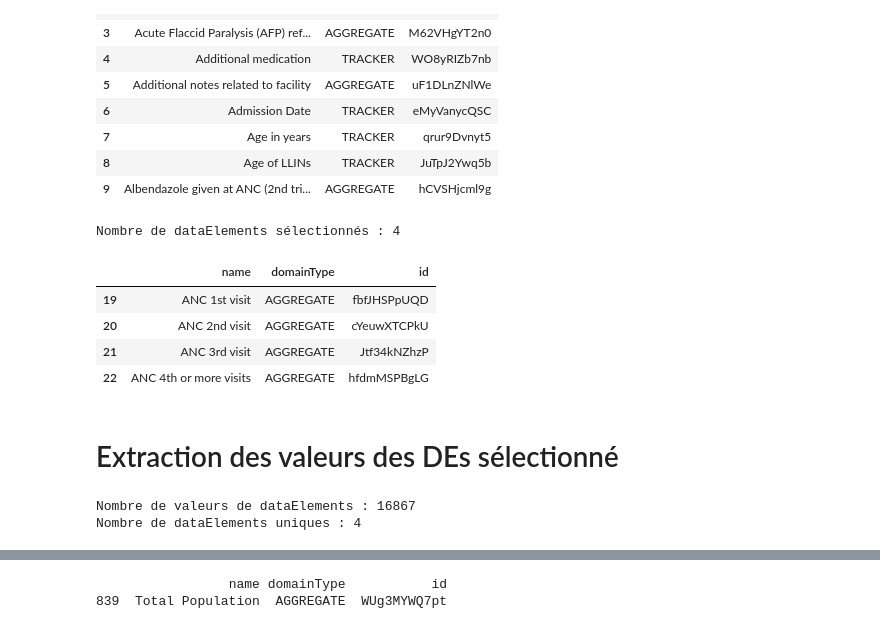
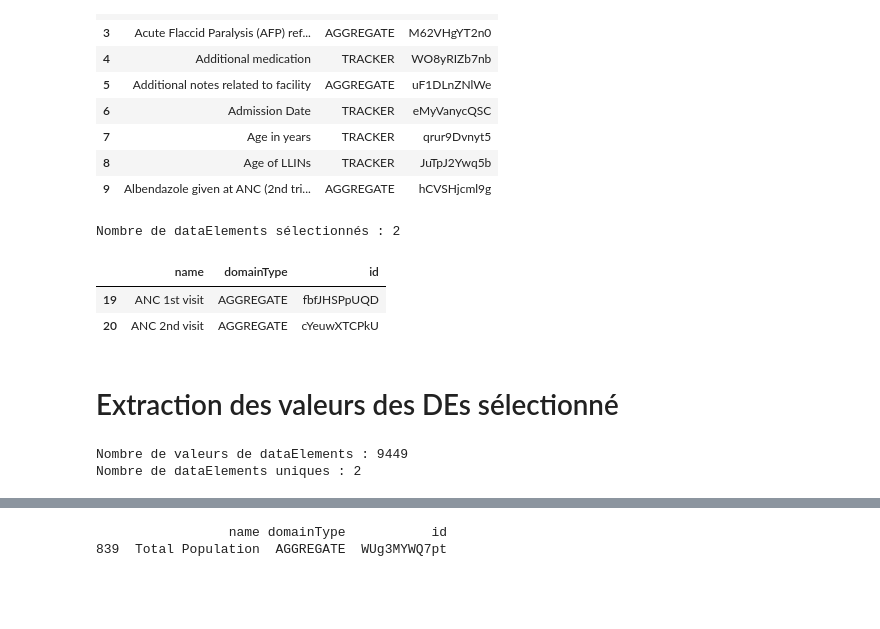
Before and after one commit to stephanedresse/sd_assignment_june2025, a Jupyter notebook: sd_pipeline_june2025/notebook_extraction_dhis2.ipynb, the cells around one changed output, grey strips where cells are left out. Drawn from its saved outputs; the diff is of its cells as text; code cells hidden in the pictures; blank space fills up the shorter version.

```diff
--- a/sd_pipeline_june2025/notebook_extraction_dhis2.ipynb
+++ b/sd_pipeline_june2025/notebook_extraction_dhis2.ipynb
@@ -138,7 +151,7 @@ except NameError:
 # Choix de 10 DATALEMENTS pour l'exercice
 
 
-DE_list_1 = ["ANC 1st visit", "ANC 2nd visit", "ANC 3rd visit", "ANC 4th or more visits"]
+DE_list_1 = ["ANC 1st visit", "ANC 2nd visit"]
 DE_list_2 = ["ANC 1st visit", "ANC 2nd visit", "ANC 3rd visit", "ANC 4th or more visits",
                  "Total Population", "Total population < 1 year", "Total population < 5 years", "Population of women of child bearing age (WRA)",
                  "Inpatient malaria cases", "Prevalence of tuberculosis (per 100 000 population)"]
@@ -146,36 +159,34 @@ DE_list_2 = ["ANC 1st visit", "ANC 2nd visit", "ANC 3rd visit", "ANC 4th or more
 # Sélection de la bonne liste
 if data_element_list == "DE_list_1":
     DE_selected = DE_list_1
 elif data_element_list == "DE_list_2":
     DE_selected = DE_list_2
 else:
     raise ValueError(f"Paramètre data_element_list inconnu : {data_element_list}")
 
 
 
 
 for DE in DE_selected:
     if DE not in DEs["name"].values:
         raise ValueError(f"Data element '{DE}' not found in the list of data elements.")
 
 # Filtrage des dataElements pour ne garder que ceux qui sont dans DE_selecte
 
 DE_selected = DEs[DEs["name"].isin(DE_selected)]
 
 # Vérification que les dataElements sélectionnés sont de type AGGREGATE
 for _, DE in DE_selected.iterrows():
     if DE["domainType"] ==  "TRACKER":
         raise ValueError(
             f"Data element '{DE['name']}' is a TRACKER DE.\n Please choose only AGGREGATE data elements.")
 print(f"Nombre de dataElements sélectionnés : {len(DE_selected)}")
 DE_selected.head(100)
 # %% [output]
-Nombre de dataElements sélectionnés : 4
+Nombre de dataElements sélectionnés : 2
 |  | name | domainType | id |
 | 19 | ANC 1st visit | AGGREGATE | fbfJHSPpUQD |
 | 20 | ANC 2nd visit | AGGREGATE | cYeuwXTCPkU |
-| 21 | ANC 3rd visit | AGGREGATE | Jtf34kNZhzP |
-| 22 | ANC 4th or more visits | AGGREGATE | hfdmMSPBgLG |
 # %% [markdown]
 # Extraction des valeurs des DEs sélectionné
 # %%
@@ -198,8 +209,8 @@ print(f"Nombre de valeurs de dataElements : {len(DEs_values)}")
 nb_unique_DE = DEs_values["dataElement"].nunique()
 print(f"Nombre de dataElements uniques : {nb_unique_DE}")
 # %% [output]
-Nombre de valeurs de dataElements : 16867
-Nombre de dataElements uniques : 4
+Nombre de valeurs de dataElements : 9449
+Nombre de dataElements uniques : 2
 # %%
 DEs_values.head(100)
 # %% [output]
```
Also changed, not shown: parts of 4 cells of this notebook.
